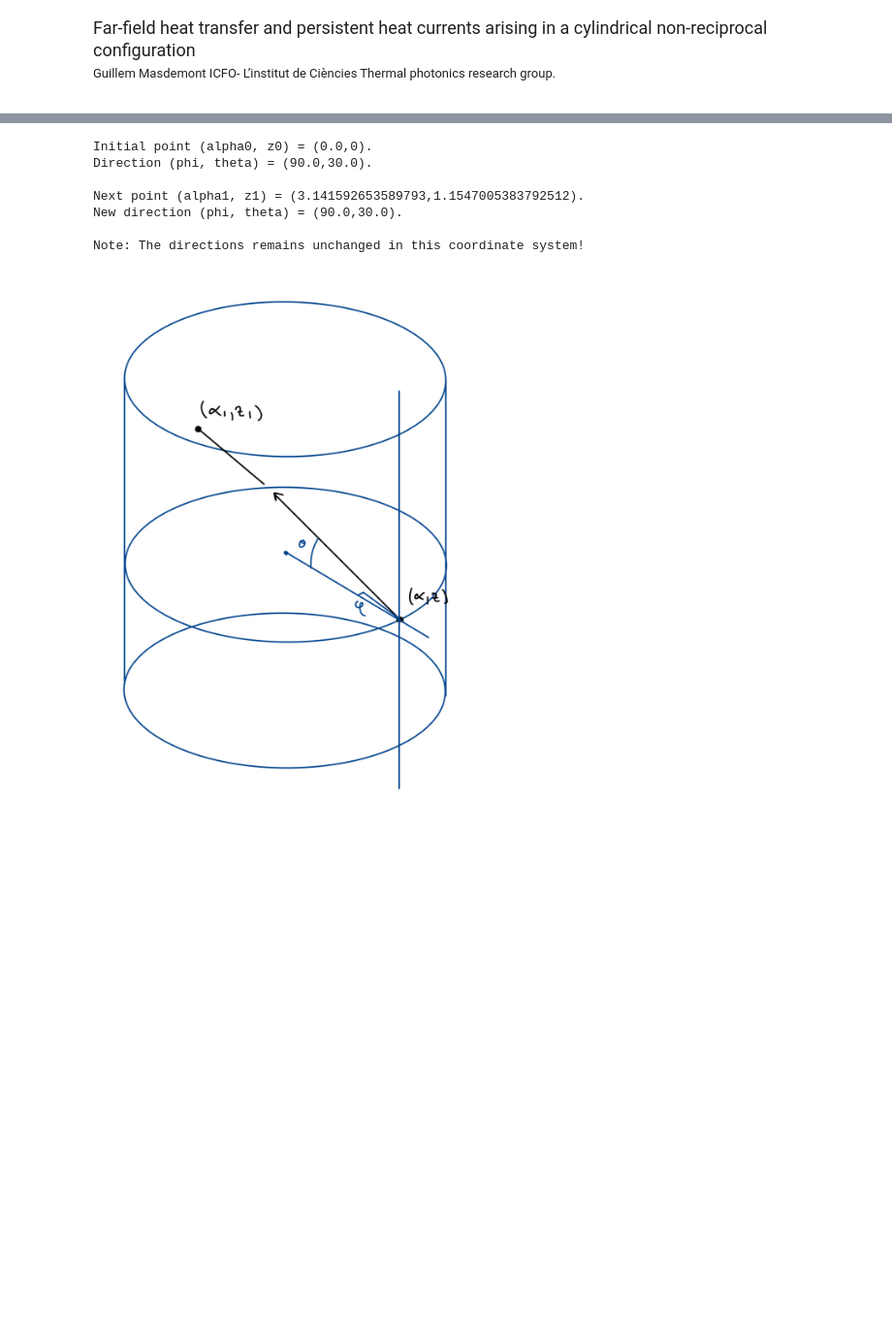
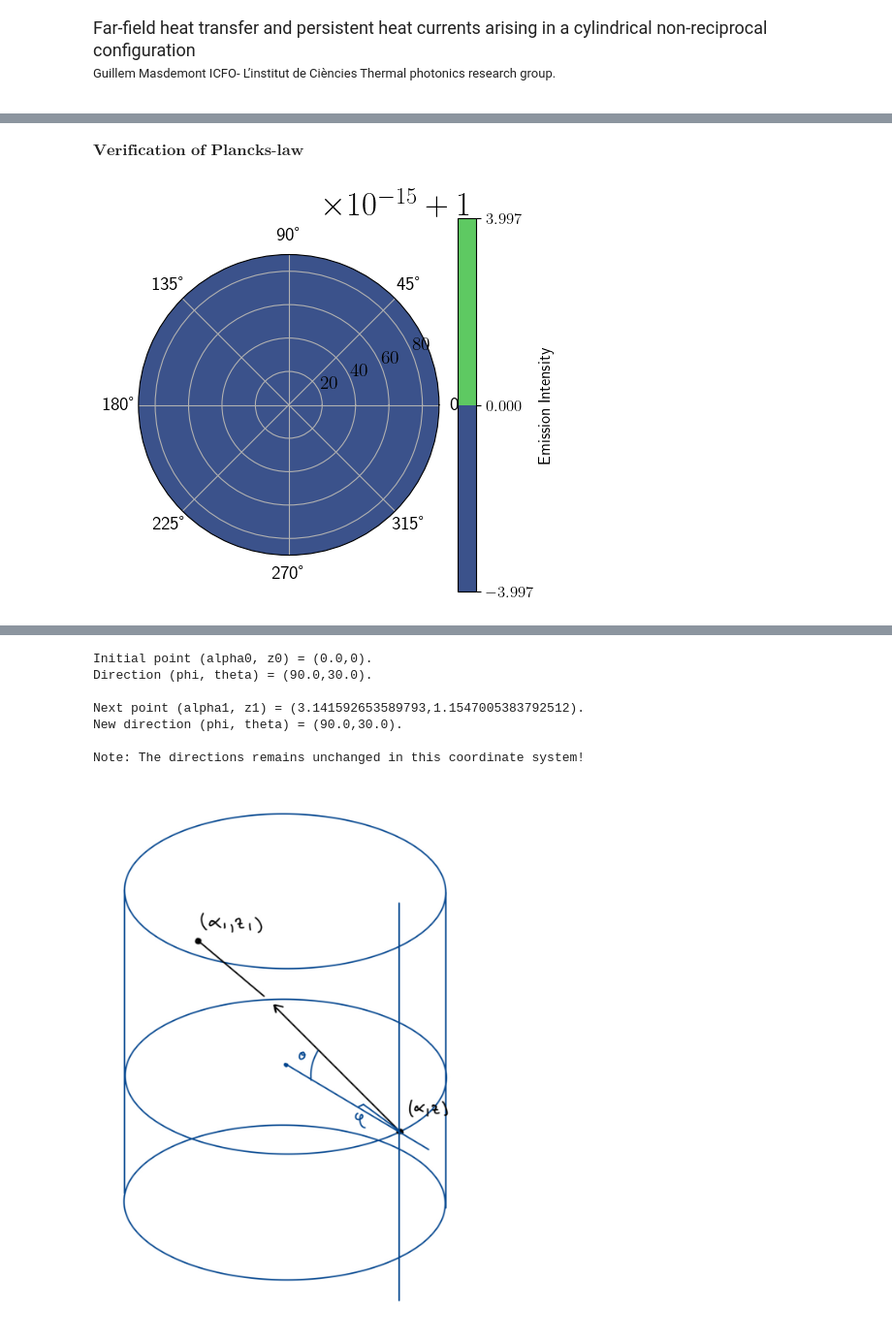
Before and after one commit to GuillemMasdemont/Far-field-heat-transfer-and-monochromatic-heat-currents-in-a-cylindrical-nonreciprocal-cavity, a Jupyter notebook: TP_Cylinder_3.ipynb, the cells around one changed output, grey strips where cells are left out. Shown: that part at 97% size. Drawn from its saved outputs; the diff is of its cells as text; code cells hidden in the pictures; blank space fills up the shorter version.

```diff
--- a/TP_Cylinder_3.ipynb
+++ b/TP_Cylinder_3.ipynb
@@ -28,4 +42,6 @@ from IPython.display import Image
 plt.rcParams['text.usetex'] = True
 plt.rcParams['font.size'] = 25  # General font size
 plt.rcParams['axes.titlesize'] = 25  # Title font size
+# %% [markdown]
+$\textbf{Verification of Plancks-law}$
 # %%
@@ -45,14 +113,18 @@ w0 = 2*np.pi*c/lambda_peak
 # %%
 #Blackbody emissivity profile:
 
 def e(theta, phi):
     return 1
 
 def a(theta, phi):
     return e(-theta, phi)
 
 def r(theta, phi):
     return 1 - a(theta, phi)
+
+emissivity_plotter(dpi_theta=100, dpi_varphi=100)
+# %% [output]
+[figure, added]
 # %%
 #On-Off emissivity profile
 def e(theta, phi):
```
Also changed, not shown: parts of 36 cells of this notebook.
